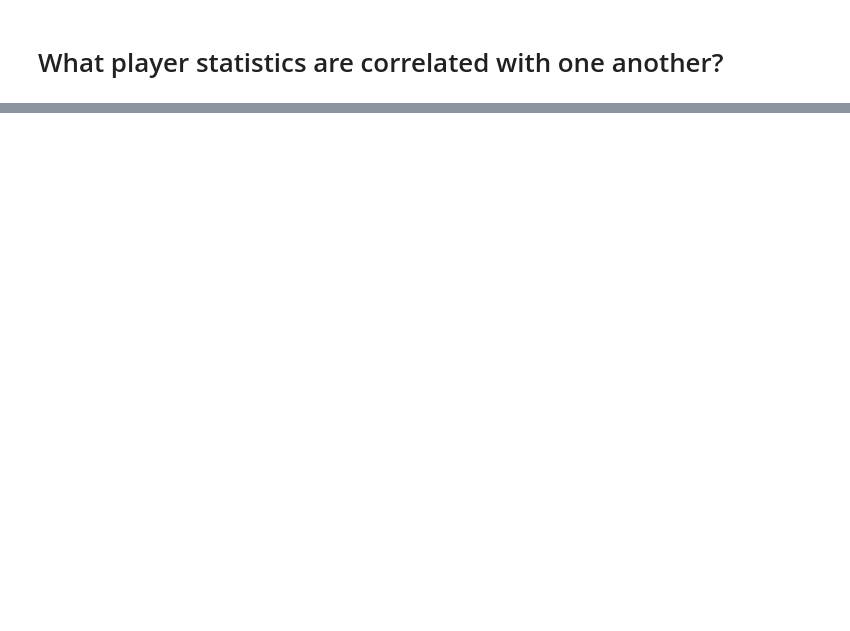
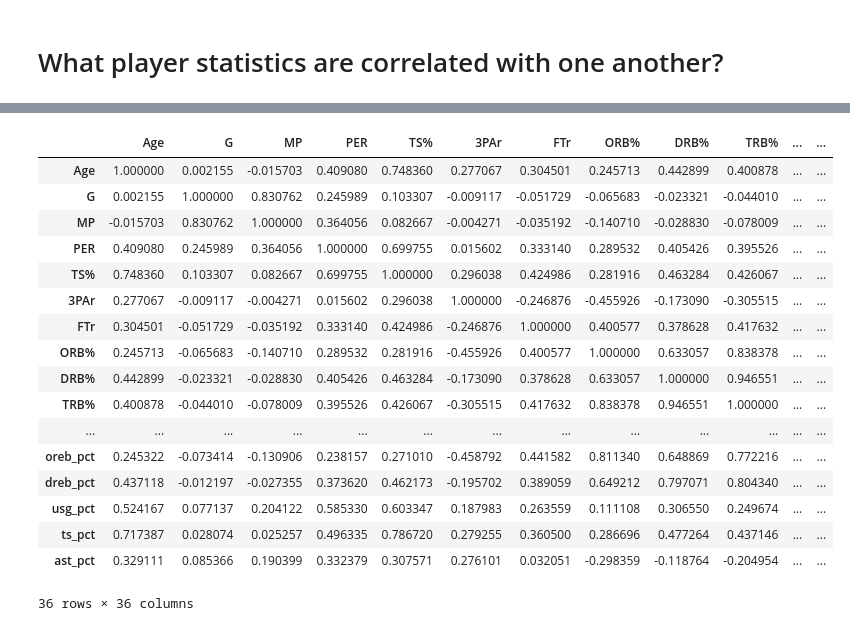
Before and after one commit to paulhji/team_gaap_project1, a Jupyter notebook: nba_analysis.ipynb, the cells around one changed output, grey strips where cells are left out. Saved outputs shown, nothing was run; the diff lists cells and outputs as text; code cells hidden in the pictures; blank space fills up the shorter version.

```diff
--- a/nba_analysis.ipynb
+++ b/nba_analysis.ipynb
@@ -206,2 +145,8 @@ total_cols = ["player_name", "3PAr", "AST%", "Age", "BLK%", "BPM", "DBPM", "DRB%
+# %%
+total_cols = ['Age', 'G', 'MP', 'PER', 'TS%', '3PAr', 'FTr', 'ORB%',
+              'DRB%', 'TRB%', 'AST%', 'STL%', 'BLK%', 'TOV%', 'USG%', 'OWS', 'DWS',
+              'WS', 'WS/48', 'OBPM', 'DBPM', 'BPM', 'VORP', 'team',
+              'age', 'player_height', 'player_weight', 'gp','pts', 'reb', 'ast',
+              'net_rating', 'oreb_pct', 'dreb_pct', 'usg_pct', 'ts_pct', 'ast_pct', 'team_abbreviation']
 # %% [markdown]
 # What player statistics are correlated with one another?
@@ -216,0 +153,4 @@ fig.show()
+# %%
+# Group players together
+data_per_game = merged_data.groupby(["player_name", "season"])[total_cols].sum().reset_index()
+data_per_game
@@ -216,0 +171,4 @@ fig.show()
+# %%
+# Drop 'Season' column to prep for correlation matrix
+data_per_game.drop(columns="season", inplace=True)
+data_per_game
@@ -216,0 +189,25 @@ fig.show()
+# %%
+# Test data correlation based on numeric values
+numeric_columns = data_per_game.select_dtypes(include="number")
+correlation = numeric_columns.corr()
+
+correlation
+# %% [output]
+|  | Age | G | MP | PER | TS% | 3PAr | FTr | ORB% | DRB% | TRB% | ... | ... |
+| Age | 1.000000 | 0.002155 | -0.015703 | 0.409080 | 0.748360 | 0.277067 | 0.304501 | 0.245713 | 0.442899 | 0.400878 | ... | ... |
+| G | 0.002155 | 1.000000 | 0.830762 | 0.245989 | 0.103307 | -0.009117 | -0.051729 | -0.065683 | -0.023321 | -0.044010 | ... | ... |
+| MP | -0.015703 | 0.830762 | 1.000000 | 0.364056 | 0.082667 | -0.004271 | -0.035192 | -0.140710 | -0.028830 | -0.078009 | ... | ... |
+| PER | 0.409080 | 0.245989 | 0.364056 | 1.000000 | 0.699755 | 0.015602 | 0.333140 | 0.289532 | 0.405426 | 0.395526 | ... | ... |
+| TS% | 0.748360 | 0.103307 | 0.082667 | 0.699755 | 1.000000 | 0.296038 | 0.424986 | 0.281916 | 0.463284 | 0.426067 | ... | ... |
+| 3PAr | 0.277067 | -0.009117 | -0.004271 | 0.015602 | 0.296038 | 1.000000 | -0.246876 | -0.455926 | -0.173090 | -0.305515 | ... | ... |
+| FTr | 0.304501 | -0.051729 | -0.035192 | 0.333140 | 0.424986 | -0.246876 | 1.000000 | 0.400577 | 0.378628 | 0.417632 | ... | ... |
+| ORB% | 0.245713 | -0.065683 | -0.140710 | 0.289532 | 0.281916 | -0.455926 | 0.400577 | 1.000000 | 0.633057 | 0.838378 | ... | ... |
+| DRB% | 0.442899 | -0.023321 | -0.028830 | 0.405426 | 0.463284 | -0.173090 | 0.378628 | 0.633057 | 1.000000 | 0.946551 | ... | ... |
+| TRB% | 0.400878 | -0.044010 | -0.078009 | 0.395526 | 0.426067 | -0.305515 | 0.417632 | 0.838378 | 0.946551 | 1.000000 | ... | ... |
+| ... | ... | ... | ... | ... | ... | ... | ... | ... | ... | ... | ... | ... |
+| oreb_pct | 0.245322 | -0.073414 | -0.130906 | 0.238157 | 0.271010 | -0.458792 | 0.441582 | 0.811340 | 0.648869 | 0.772216 | ... | ... |
+| dreb_pct | 0.437118 | -0.012197 | -0.027355 | 0.373620 | 0.462173 | -0.195702 | 0.389059 | 0.649212 | 0.797071 | 0.804340 | ... | ... |
+| usg_pct | 0.524167 | 0.077137 | 0.204122 | 0.585330 | 0.603347 | 0.187983 | 0.263559 | 0.111108 | 0.306550 | 0.249674 | ... | ... |
+| ts_pct | 0.717387 | 0.028074 | 0.025257 | 0.496335 | 0.786720 | 0.279255 | 0.360500 | 0.286696 | 0.477264 | 0.437146 | ... | ... |
+| ast_pct | 0.329111 | 0.085366 | 0.190399 | 0.332379 | 0.307571 | 0.276101 | 0.032051 | -0.298359 | -0.118764 | -0.204954 | ... | ... |
+36 rows × 36 columns
```
Also changed, not shown: parts of 16 cells of this notebook, 3 other files.
